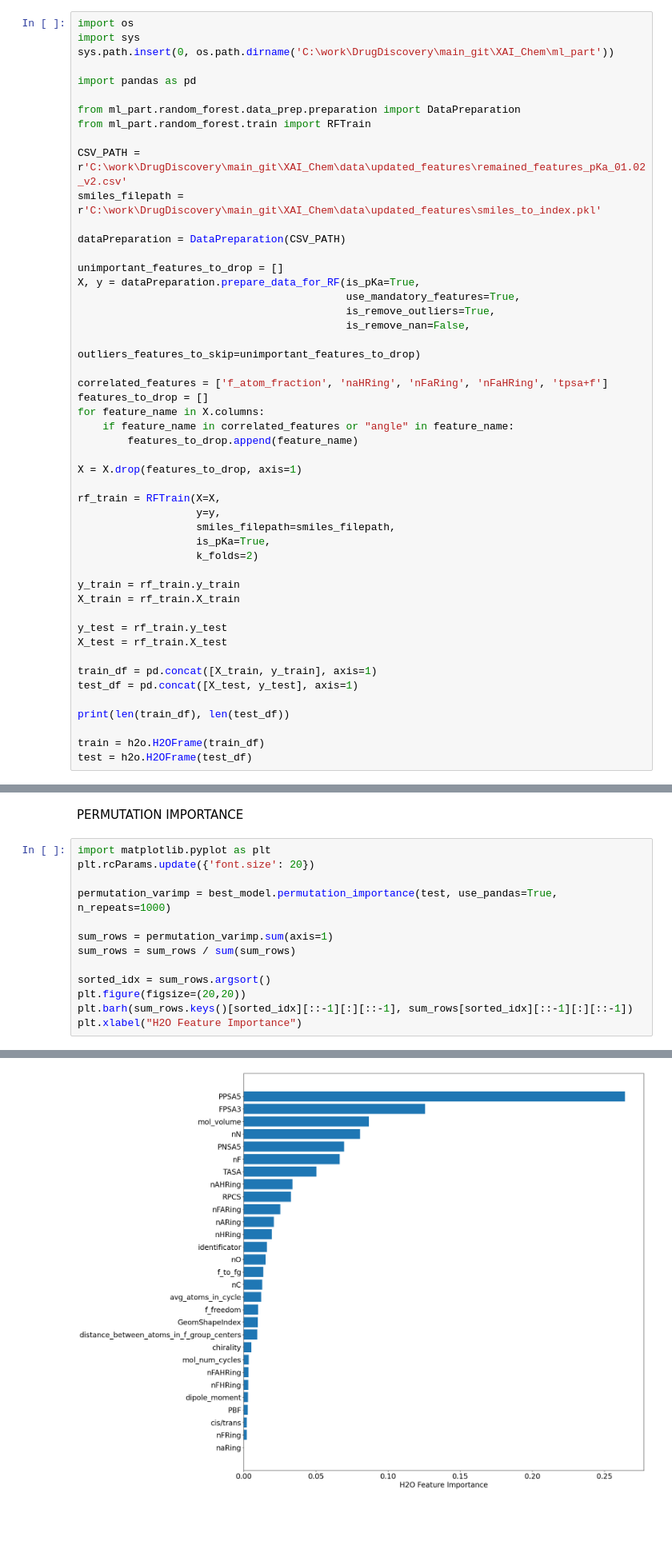
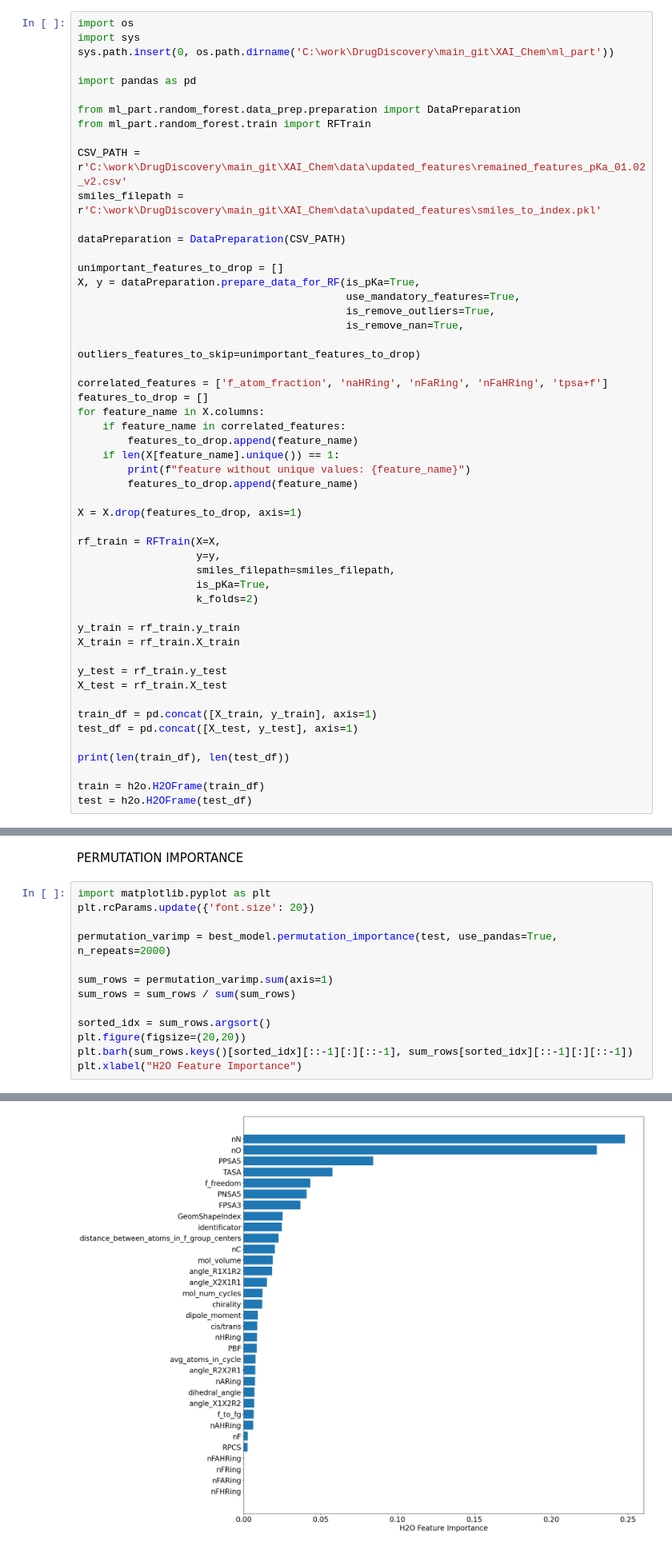
Before and after one commit to blackthorn-ai/XAI_Chem, a Jupyter notebook: ml_part/h2o_model/01.02.24_features_2.1/pKa_01.02.ipynb, the cells around one changed output, grey strips where cells are left out. Shown at 80% size. Saved outputs shown, nothing was run; the diff lists cells and outputs as text; blank space fills up the shorter version.

```diff
--- a/ml_part/h2o_model/01.02.24_features_2.1/pKa_01.02.ipynb
+++ b/ml_part/h2o_model/01.02.24_features_2.1/pKa_01.02.ipynb
@@ -62,13 +62,16 @@ unimportant_features_to_drop = []
 X, y = dataPreparation.prepare_data_for_RF(is_pKa=True,
                                            use_mandatory_features=True,
                                            is_remove_outliers=True,
-                                           is_remove_nan=False,
+                                           is_remove_nan=True,
                                            outliers_features_to_skip=unimportant_features_to_drop)
 
 correlated_features = ['f_atom_fraction', 'naHRing', 'nFaRing', 'nFaHRing', 'tpsa+f']
 features_to_drop = []
 for feature_name in X.columns:
-    if feature_name in correlated_features or "angle" in feature_name:
+    if feature_name in correlated_features:
+        features_to_drop.append(feature_name)
+    if len(X[feature_name].unique()) == 1:
+        print(f"feature without unique values: {feature_name}")
         features_to_drop.append(feature_name)
 
 X = X.drop(features_to_drop, axis=1)
@@ -247,19 +262,19 @@ PERMUTATION IMPORTANCE
 # %%
 import matplotlib.pyplot as plt
 plt.rcParams.update({'font.size': 20})
 
-permutation_varimp = best_model.permutation_importance(test, use_pandas=True, n_repeats=1000)
+permutation_varimp = best_model.permutation_importance(test, use_pandas=True, n_repeats=2000)
 
 sum_rows = permutation_varimp.sum(axis=1)
 sum_rows = sum_rows / sum(sum_rows)
 
 sorted_idx = sum_rows.argsort()
 plt.figure(figsize=(20,20))
 plt.barh(sum_rows.keys()[sorted_idx][::-1][:][::-1], sum_rows[sorted_idx][::-1][:][::-1])
 plt.xlabel("H2O Feature Importance")
 # %% [output]
 Text(0.5, 0, 'H2O Feature Importance')
-[figure, old version]
+[figure, new version]
 # %% [markdown]
 SHAP
 # %%
```
Also changed, not shown: parts of 13 cells of this notebook, 28 other files.
